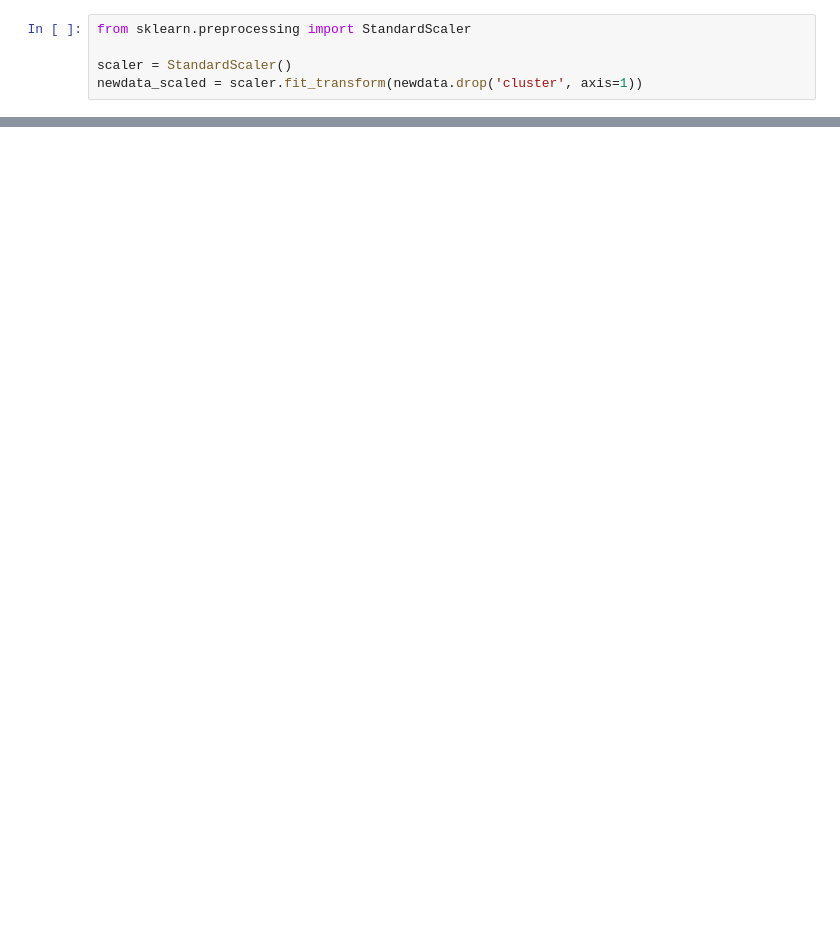
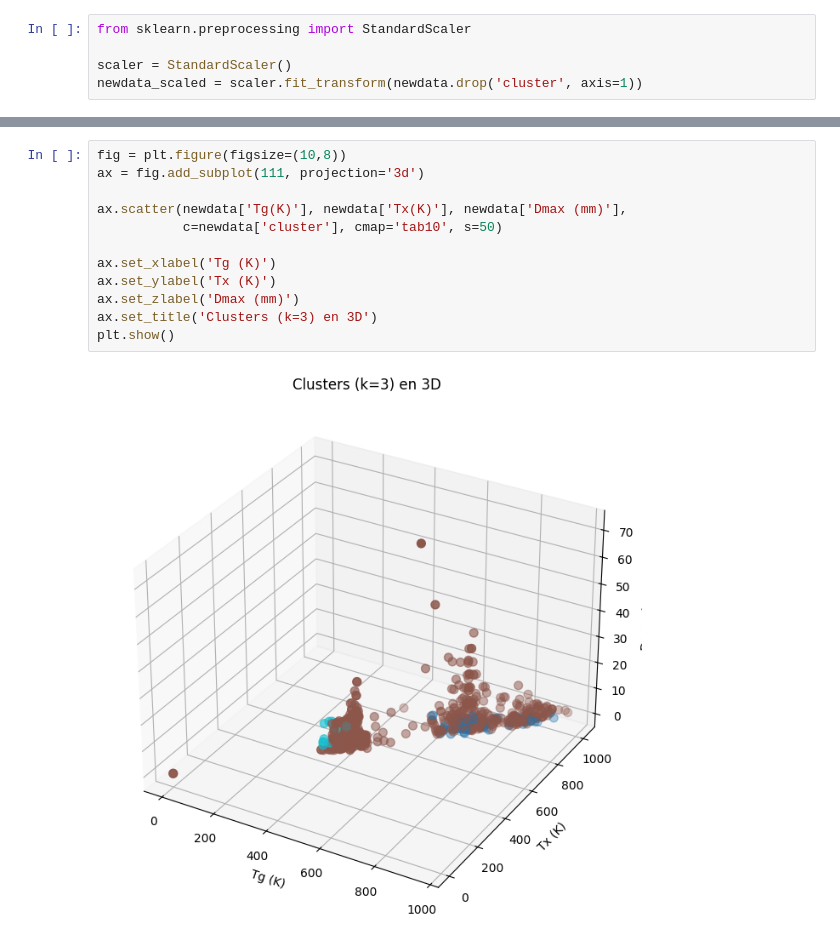
Before and after one commit to chawkibhd/projetDM, a Jupyter notebook: main.ipynb, the cells around one changed output, grey strips where cells are left out. Saved outputs shown, nothing was run; the diff lists cells and outputs as text; blank space fills up the shorter version.

```diff
--- a/main.ipynb
+++ b/main.ipynb
@@ -469,0 +448,14 @@ Silhouette Score: 0.16
+# %%
+fig = plt.figure(figsize=(10,8))
+ax = fig.add_subplot(111, projection='3d')
+
+ax.scatter(newdata['Tg(K)'], newdata['Tx(K)'], newdata['Dmax (mm)'],
+           c=newdata['cluster'], cmap='tab10', s=50)
+
+ax.set_xlabel('Tg (K)')
+ax.set_ylabel('Tx (K)')
+ax.set_zlabel('Dmax (mm)')
+ax.set_title('Clusters (k=3) en 3D')
+plt.show()
+# %% [output]
+[figure, added]
```
Also changed, not shown: parts of 35 cells of this notebook.
